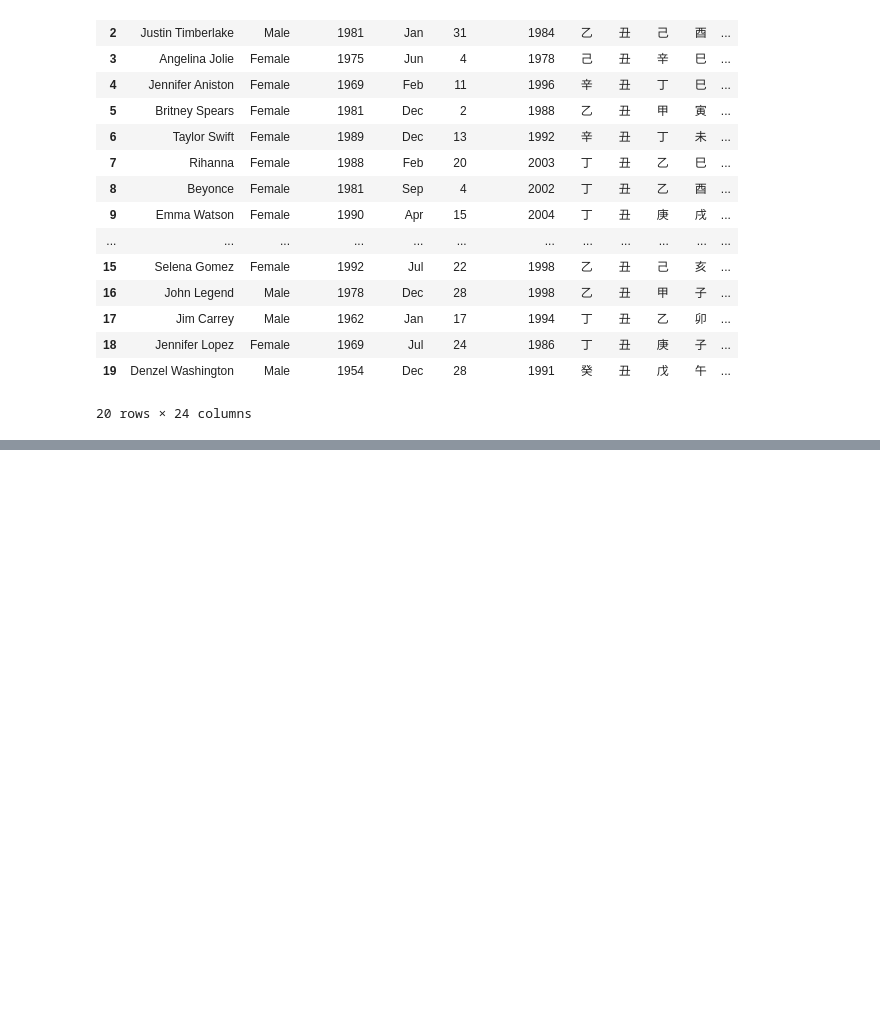
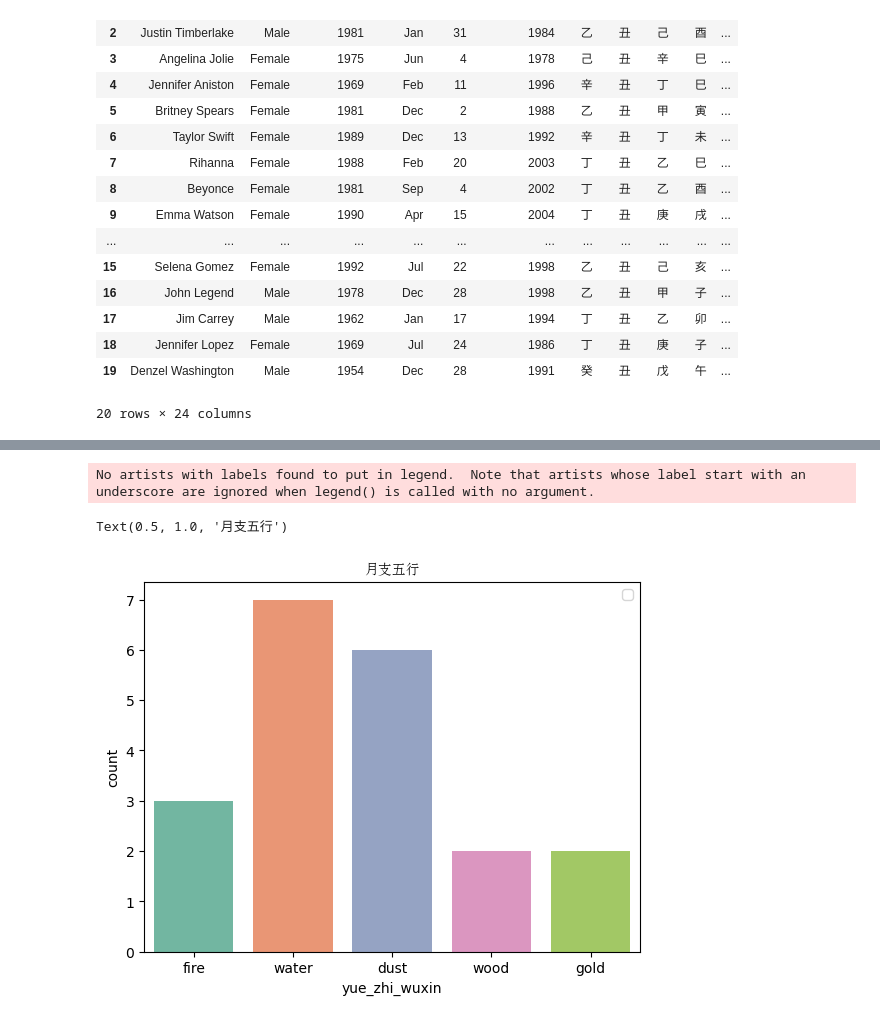
Before and after one commit to ithiria894/FateAi, a Jupyter notebook: Bazi Data Scraping and Analysis/GenerateTenGod.ipynb, the cells around one changed output, grey strips where cells are left out. Cells and saved outputs as stored; diff of their text form; code cells hidden in the pictures; blank space fills up the shorter version.

```diff
--- a/Bazi Data Scraping and Analysis/GenerateTenGod.ipynb
+++ b/Bazi Data Scraping and Analysis/GenerateTenGod.ipynb
@@ -231,0 +359,19 @@ df
+# %%
+import pandas as pd
+import matplotlib.pyplot as plt
+import matplotlib.font_manager as fm
+font = fm.FontProperties(fname='c:\\windows\\fonts\\simsun.ttc')  # speicify font
+# %%
+# conver yue_zhi_wuxin to enlish
+df['yue_zhi_wuxin'] = df['yue_zhi_wuxin'].map({'木':'wood','土':'dust','火':'fire','金':'gold','水':'water'})
+# %%
+# plot yue_zhi_wuxin using seaborn and use the right color for each wuxing, etc water=blue, wood=green, etc
+sns.countplot(x='yue_zhi_wuxin',data=df,palette='Set2')
+# show the legend
+plt.legend(loc='upper right')
+# show the title
+plt.title('月支五行',fontproperties=font)
+# %% [output]
+No artists with labels found to put in legend.  Note that artists whose label start with an underscore are ignored when legend() is called with no argument.
+Text(0.5, 1.0, '月支五行')
+[figure, added]
```
Also changed, not shown: parts of 17 cells of this notebook, 2 other files.
